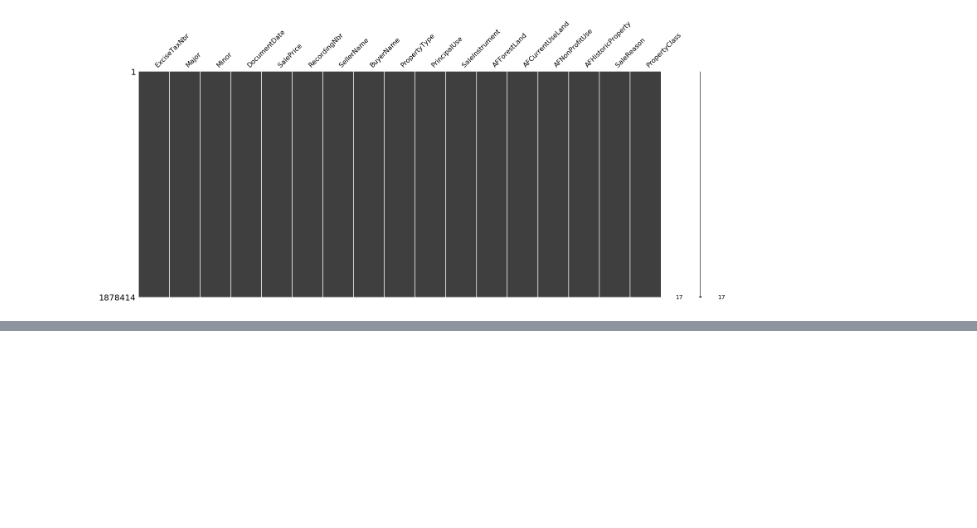
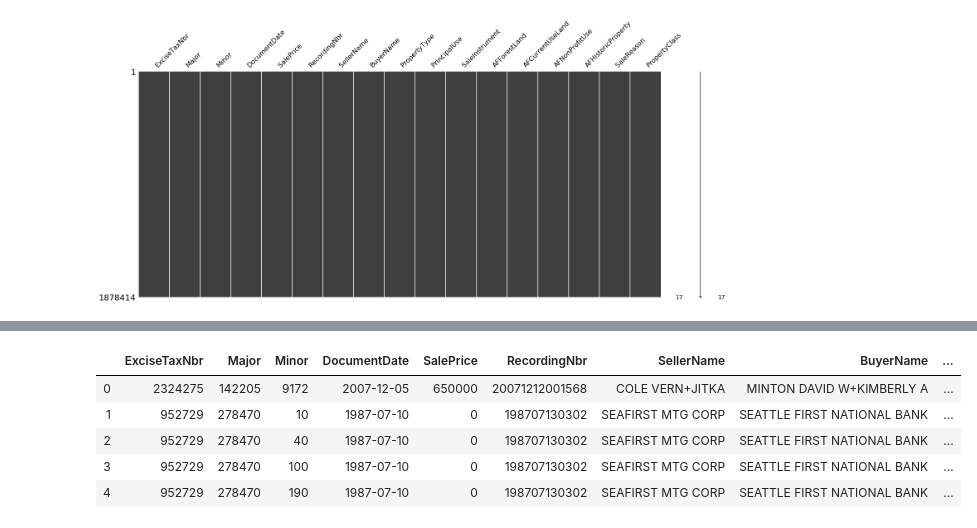
Before and after one commit to jonnelbenjamin/coachmod4project, a Jupyter notebook: index.ipynb, the cells around one changed output, grey strips where cells are left out. Cells and saved outputs as stored; diff of their text form; code cells hidden in the pictures; blank space fills up the shorter version.

```diff
--- a/index.ipynb
+++ b/index.ipynb
@@ -188,0 +313,15 @@ msno.matrix(df_KC)
+# %%
+df_KC['PropertyClass'].replace(property_class_replacements, inplace=True)
+df_KC['SaleReason'].replace(sale_reason_replacements, inplace=True)
+df_KC['PropertyType'].replace(property_type_replacements, inplace=True)
+df_KC['PrincipalUse'].replace(principal_use_replacements, inplace=True)
+df_KC['SaleInstrument'].replace(sale_instrument_replacements, inplace=True)
+
+df_KC.head()
+# %% [output]
+|  | ExciseTaxNbr | Major | Minor | DocumentDate | SalePrice | RecordingNbr | SellerName | BuyerName | ... |
+| 0 | 2324275 | 142205 | 9172 | 2007-12-05 | 650000 | 20071212001568 | COLE VERN+JITKA | MINTON DAVID W+KIMBERLY A | ... |
+| 1 | 952729 | 278470 | 10 | 1987-07-10 | 0 | 198707130302 | SEAFIRST MTG CORP | SEATTLE FIRST NATIONAL BANK | ... |
+| 2 | 952729 | 278470 | 40 | 1987-07-10 | 0 | 198707130302 | SEAFIRST MTG CORP | SEATTLE FIRST NATIONAL BANK | ... |
+| 3 | 952729 | 278470 | 100 | 1987-07-10 | 0 | 198707130302 | SEAFIRST MTG CORP | SEATTLE FIRST NATIONAL BANK | ... |
+| 4 | 952729 | 278470 | 190 | 1987-07-10 | 0 | 198707130302 | SEAFIRST MTG CORP | SEATTLE FIRST NATIONAL BANK | ... |
```
Also changed, not shown: parts of 35 cells of this notebook.
